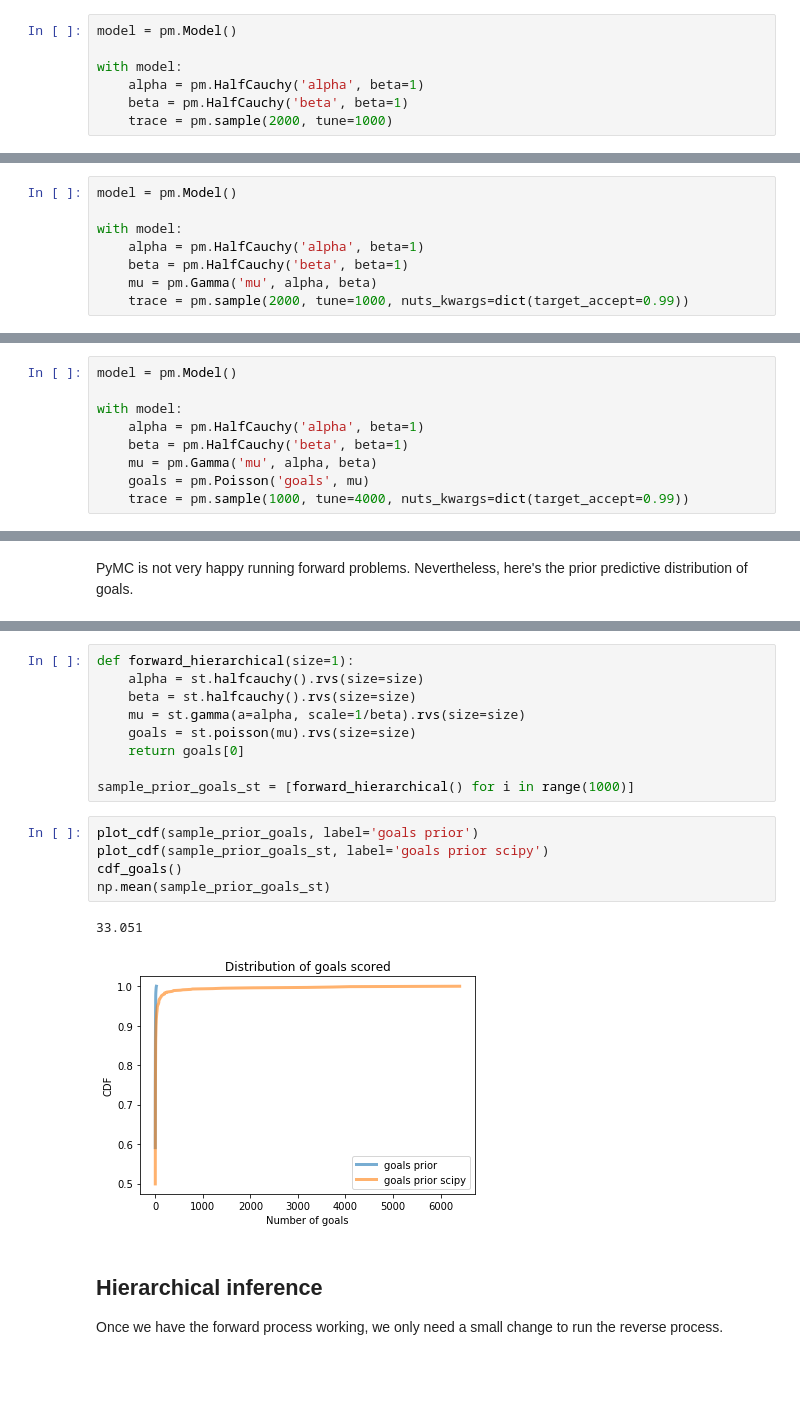
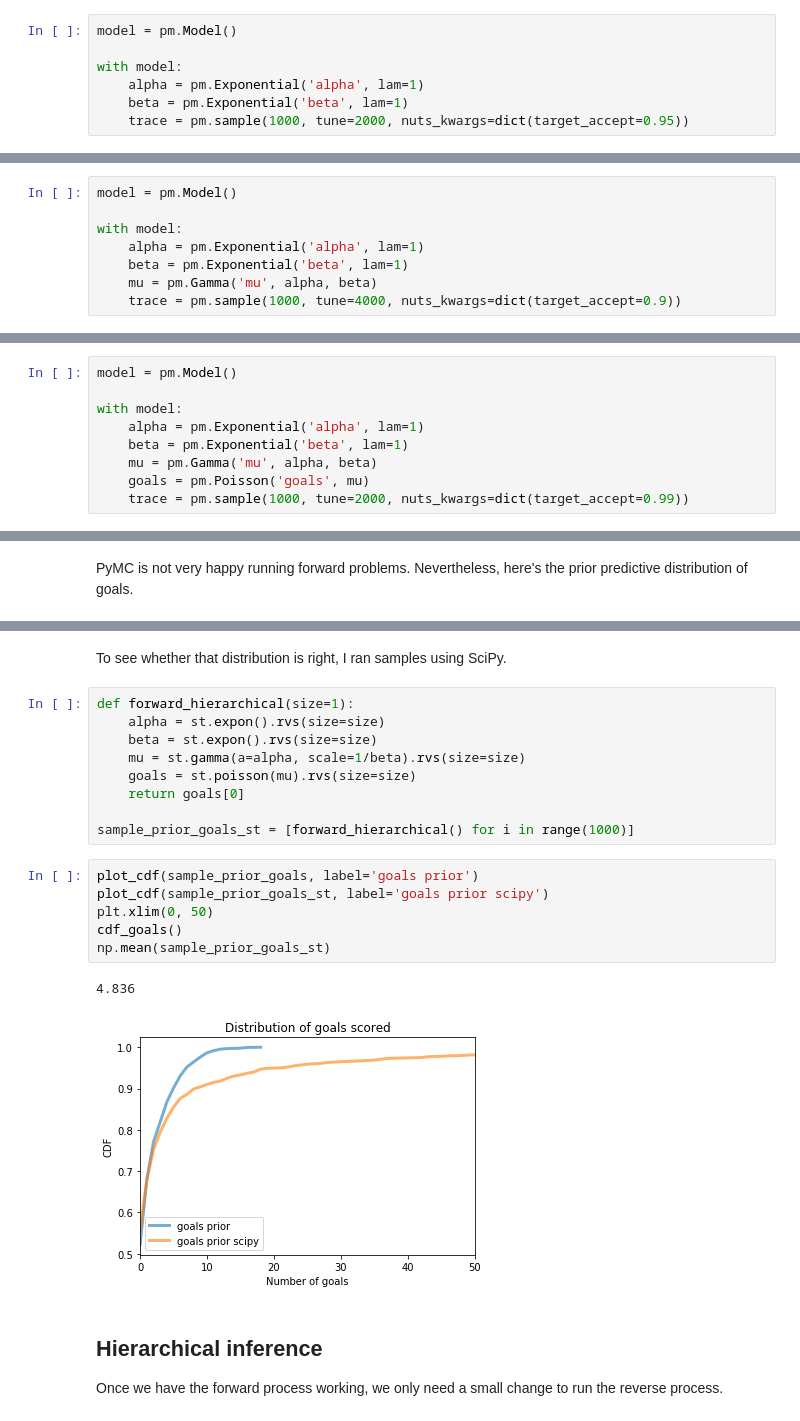
Before and after one commit to AllenDowney/BayesMadeSimple, a Jupyter notebook: zigzag.ipynb, the cells around one changed output, grey strips where cells are left out. Cells and saved outputs as stored; diff of their text form; blank space fills up the shorter version.

```diff
--- a/zigzag.ipynb
+++ b/zigzag.ipynb
@@ -873,9 +872,9 @@ Here's a PyMC model that generates `alpha` and `beta` from a half Cauchy.
 model = pm.Model()
 
 with model:
-    alpha = pm.HalfCauchy('alpha', beta=1)
-    beta = pm.HalfCauchy('beta', beta=1)
-    trace = pm.sample(2000, tune=1000)
+    alpha = pm.Exponential('alpha', lam=1)
+    beta = pm.Exponential('beta', lam=1)
+    trace = pm.sample(1000, tune=2000, nuts_kwargs=dict(target_accept=0.95))
 # %% [output]
 Auto-assigning NUTS sampler...
 Initializing NUTS using jitter+adapt_diag...
@@ -900,10 +901,10 @@ Now that we have `alpha` and `beta`, we can generate `mu`.
 model = pm.Model()
 
 with model:
-    alpha = pm.HalfCauchy('alpha', beta=1)
-    beta = pm.HalfCauchy('beta', beta=1)
+    alpha = pm.Exponential('alpha', lam=1)
+    beta = pm.Exponential('beta', lam=1)
     mu = pm.Gamma('mu', alpha, beta)
-    trace = pm.sample(2000, tune=1000, nuts_kwargs=dict(target_accept=0.99))
+    trace = pm.sample(1000, tune=4000, nuts_kwargs=dict(target_accept=0.9))
 # %% [output]
 Auto-assigning NUTS sampler...
 Initializing NUTS using jitter+adapt_diag...
@@ -946,11 +947,11 @@ Ok, last step of the forward process, let's generate some goals.
 model = pm.Model()
 
 with model:
-    alpha = pm.HalfCauchy('alpha', beta=1)
-    beta = pm.HalfCauchy('beta', beta=1)
+    alpha = pm.Exponential('alpha', lam=1)
+    beta = pm.Exponential('beta', lam=1)
     mu = pm.Gamma('mu', alpha, beta)
     goals = pm.Poisson('goals', mu)
-    trace = pm.sample(1000, tune=4000, nuts_kwargs=dict(target_accept=0.99))
+    trace = pm.sample(1000, tune=2000, nuts_kwargs=dict(target_accept=0.99))
 # %% [output]
 Multiprocess sampling (4 chains in 4 jobs)
 CompoundStep
@@ -974,7 +971,9 @@ np.mean(sample_prior_goals)
+# %% [markdown]
+To see whether that distribution is right, I ran samples using SciPy.
 # %%
 def forward_hierarchical(size=1):
-    alpha = st.halfcauchy().rvs(size=size)
-    beta = st.halfcauchy().rvs(size=size)
+    alpha = st.expon().rvs(size=size)
+    beta = st.expon().rvs(size=size)
     mu = st.gamma(a=alpha, scale=1/beta).rvs(size=size)
     goals = st.poisson(mu).rvs(size=size)
     return goals[0]
@@ -983,11 +982,12 @@ sample_prior_goals_st = [forward_hierarchical() for i in range(1000)]
 # %%
 plot_cdf(sample_prior_goals, label='goals prior')
 plot_cdf(sample_prior_goals_st, label='goals prior scipy')
+plt.xlim(0, 50)
 cdf_goals()
 np.mean(sample_prior_goals_st)
 # %% [output]
-33.051
+4.836
-[figure, old version]
+[figure, new version]
 # %% [markdown]
 ## Hierarchical inference
 
```
Also changed, not shown: parts of 90 cells of this notebook.
